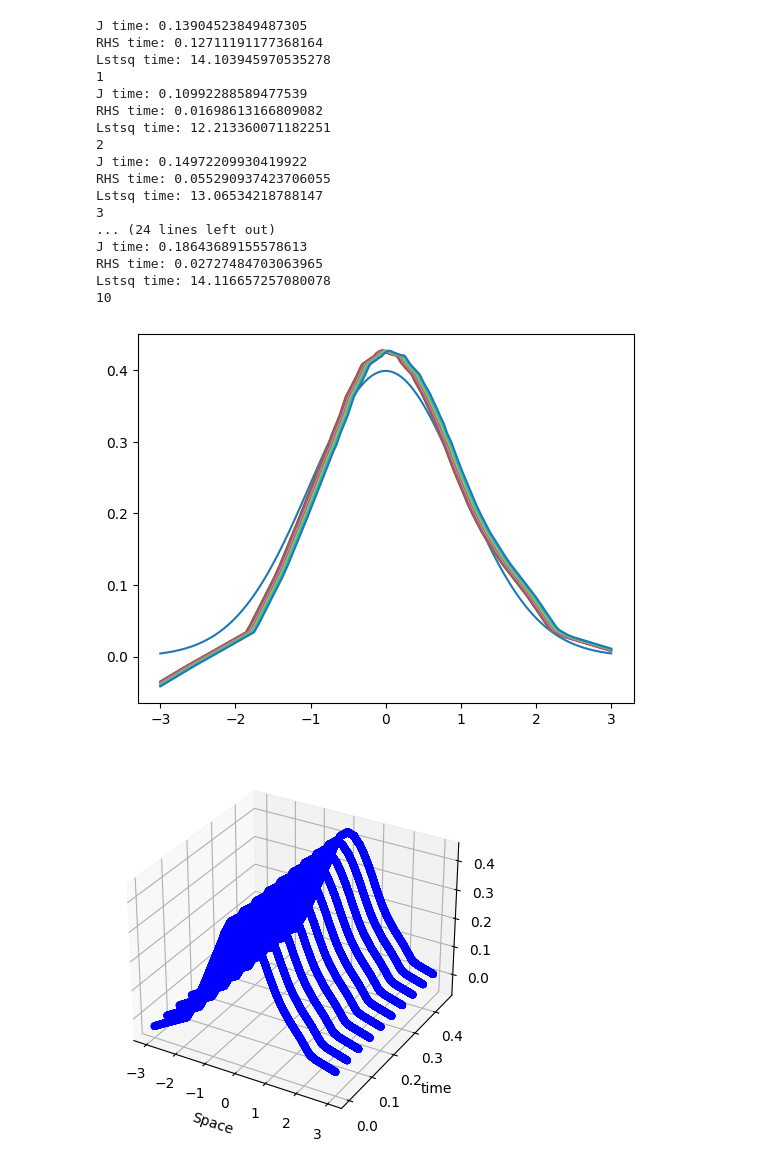
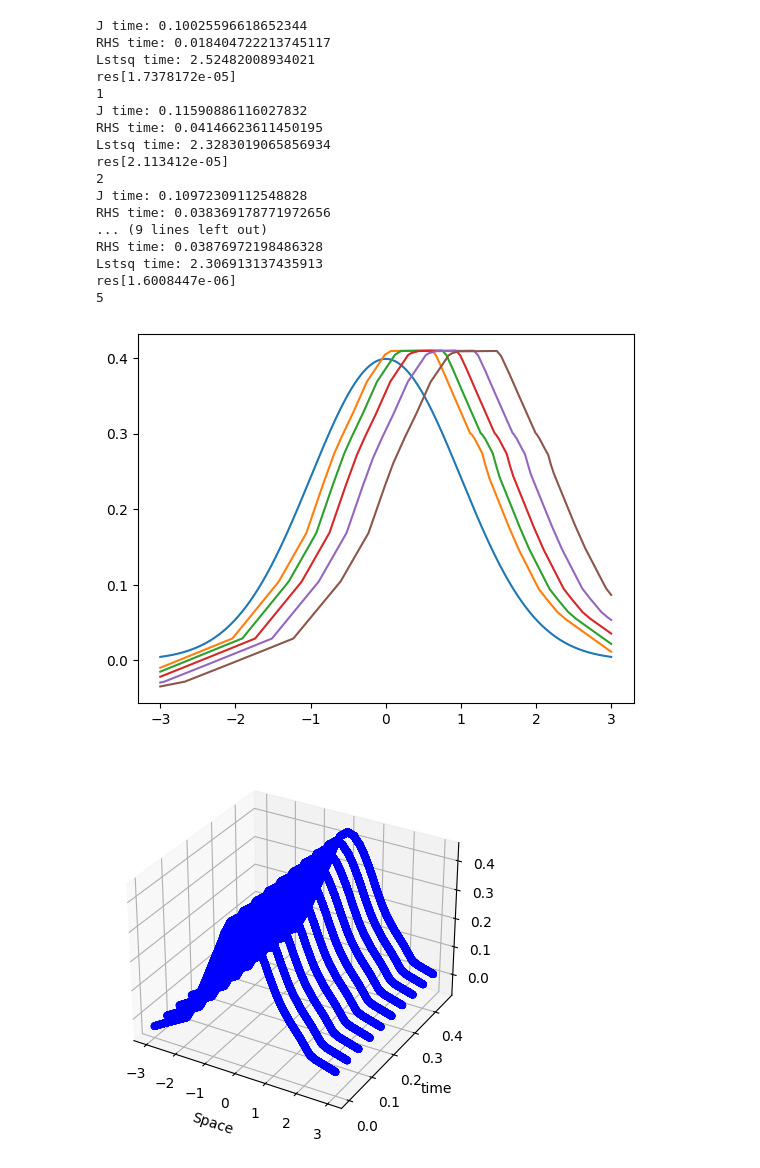
Before and after one commit to l1yz/PDE, a Jupyter notebook: Neural_Galerkin/main.ipynb, the cells around one changed output. Drawn from its saved outputs; the diff is of its cells as text; code cells hidden in the pictures.

```diff
--- a/Neural_Galerkin/main.ipynb
+++ b/Neural_Galerkin/main.ipynb
@@ -10,9 +10,10 @@ import matplotlib.pyplot as plt
 x = jnp.linspace(-3.0,3.0, 5000)
 x = x.reshape(-1, 1)
 T = 4.0 #end time
+####### test c
 #c = 1.0 #constat speed
-c= lambda t: jnp.sin(t)
-
+#c= lambda t: jnp.sin(t)
+c= lambda t: t**3
 targets=jnp.exp(-0.5*x**2)/jnp.sqrt(2*jnp.pi)
 
 class MLP(nn.Module):
@@ -50,7 +51,7 @@ def train_step(params, opt_state, inputs, targets):
     new_params = optax.apply_updates(params, updates)
     return loss, new_params, opt_state
 
-epochs=100
+epochs=200
 bs=32
 losses = []
 for epoch in range(epochs):
@@ -173,13 +174,14 @@ def theta_update(params, inputs, t,dt):
     batch_flatten_grads = vmap(flatten_grads, in_axes=(None, 0))
 
 
-
     # Prepare Jacobian and RHS
     J = batch_flatten_grads(params, inputs).reshape(len(inputs), -1)
     # check size
 
     Jprepared=time.time()
-    grad_x = jit(jax.grad(model_output, argnums=1))
+    #grad_x = jit(jax.grad(model_output, argnums=1))
+
+
     ########################################################
     # setup RHS of the linear advection equation
     def compute_RHS(params, x,t):
@@ -190,7 +192,9 @@ def theta_update(params, inputs, t,dt):
     RHSprepared=time.time()
     #RHS_pred = jnp.ones((len(inputs), 1))
     ########################################################
-    del_theta, _, _, _ = jnp.linalg.lstsq(J, RHS_pred)
+
+
+    del_theta, res, _, _ = jnp.linalg.lstsq(J, RHS_pred,rcond=1e-4)
     #print(jnp.linalg.norm(del_theta))
 
     # Scale the parameter update by dt
@@ -212,44 +216,45 @@ def theta_update(params, inputs, t,dt):
     print(f"J time: {Jprepared-start}")
     print(f"RHS time: {RHSprepared-Jprepared}")
     print(f"Lstsq time: {lsqsolved-RHSprepared}")
+    print(f"res{res}")
 
     return new_params
 # %%
 T=0.5
-dt=0.05
+dt=0.1
 N=int(T/dt)
-t=0.0
+t=1.0
 
 # time loop
 plt.figure()
 plt.plot(x, targets, label='True')
 u_all=[]
 for i in range(N):
     # Update parameters using theta_update function
     params = theta_update(params, x, t,dt)
     u = model.apply({'params': params}, x)
     t+=dt
     u_all.append(u)
     print(len(u_all))
     plt.plot(x, u, label='Predicted')
 plt.show()
 # %% [output]
-J time: 0.13904523849487305
-RHS time: 0.12711191177368164
-Lstsq time: 14.103945970535278
+J time: 0.10025596618652344
+RHS time: 0.018404722213745117
+Lstsq time: 2.52482008934021
+res[1.7378172e-05]
 1
-J time: 0.10992288589477539
-RHS time: 0.01698613166809082
-Lstsq time: 12.213360071182251
+J time: 0.11590886116027832
+RHS time: 0.04146623611450195
+Lstsq time: 2.3283019065856934
+res[2.113412e-05]
 2
-J time: 0.14972209930419922
-RHS time: 0.055290937423706055
-Lstsq time: 13.06534218788147
-3
-... (24 lines left out)
-J time: 0.18643689155578613
-RHS time: 0.02727484703063965
-Lstsq time: 14.116657257080078
-10
+J time: 0.10972309112548828
+RHS time: 0.038369178771972656
+... (9 lines left out)
+RHS time: 0.03876972198486328
+Lstsq time: 2.306913137435913
+res[1.6008447e-06]
+5
-[figure, old version]
+[figure, new version]
 # %%
```
Also changed, not shown: parts of 2 cells of this notebook, 9 other files.
